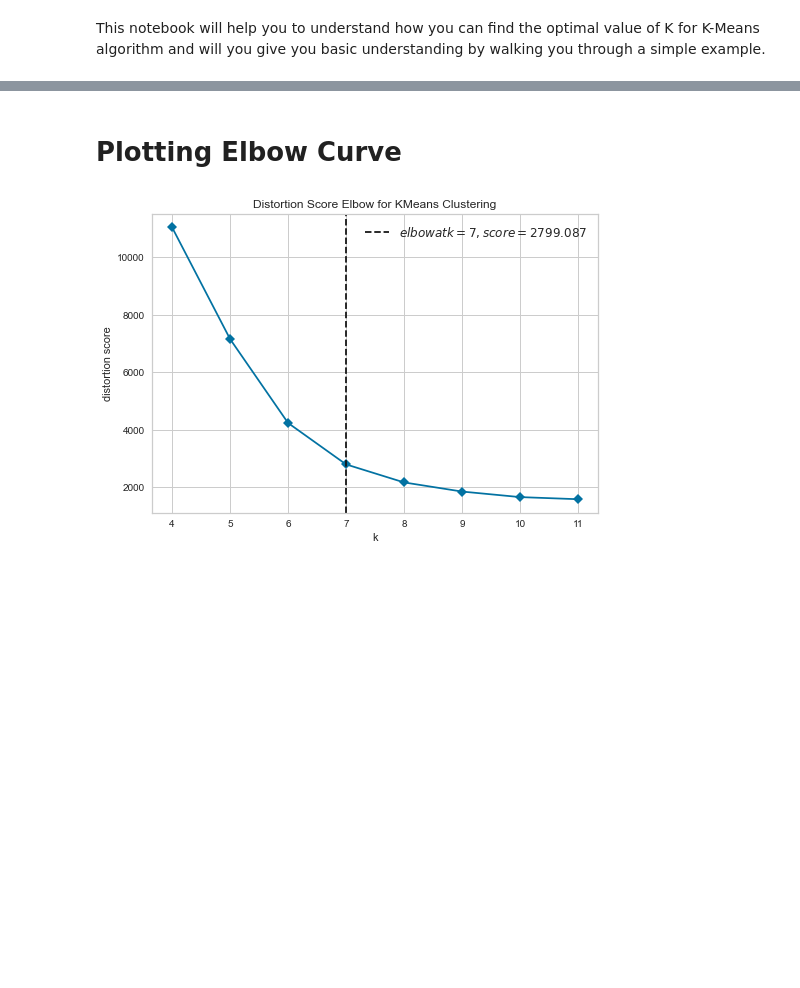
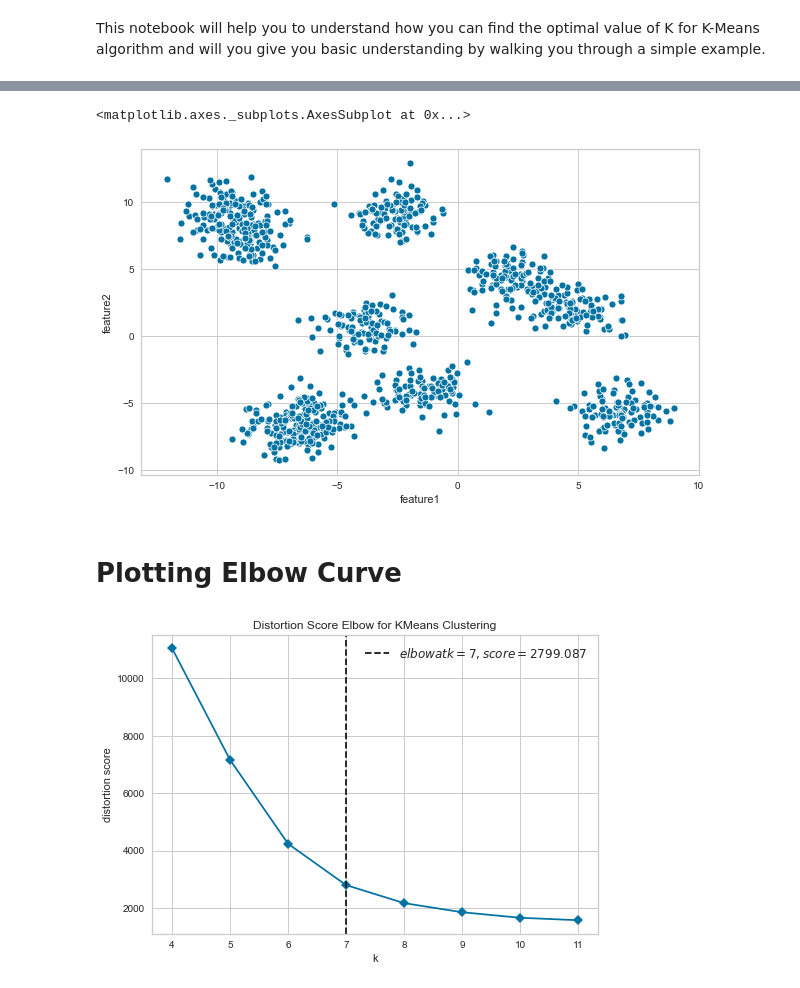
Before and after one commit to ankitgoel1602/data-science, a Jupyter notebook: clustering-projects/K-Means Example/k-means_example_analysis.ipynb, the cells around one changed output, grey strips where cells are left out. Saved outputs shown, nothing was run; the diff lists cells and outputs as text; code cells hidden in the pictures; blank space fills up the shorter version.

Commit message:
Changed to seaborn from plotly as plotly charts doesn't get displayed in Github by default

```diff
--- a/clustering-projects/K-Means Example/k-means_example_analysis.ipynb
+++ b/clustering-projects/K-Means Example/k-means_example_analysis.ipynb
@@ -17,8 +17,9 @@ X, y = make_blobs(n_samples=1000, n_features=2, centers=10, random_state=42)
 # Creating dataframe for our features
 data = pd.DataFrame(X, columns=['feature1','feature2'])
 # %%
-# Creating a scatter plot using plotly express
+# Creating a scatter plot using seaborn
 # Although, we used 10 centers but the plot below shows overlap between some clusters
 # We have only 7-8 separable clusters
-px.scatter(data, x='feature1', y='feature2')
+fig = plt.figure (figsize=(10,6))
+sns.scatterplot(x='feature1', y='feature2', data=data)
 # %% [output]
@@ -27,3 +26,5 @@ px.scatter(data, x='feature1', y='feature2')
+<matplotlib.axes._subplots.AxesSubplot at 0x...>
+[figure, added]
 # %% [markdown]
 # Plotting Elbow Curve
 # %%
```
Also changed, not shown: parts of 7 cells of this notebook.
